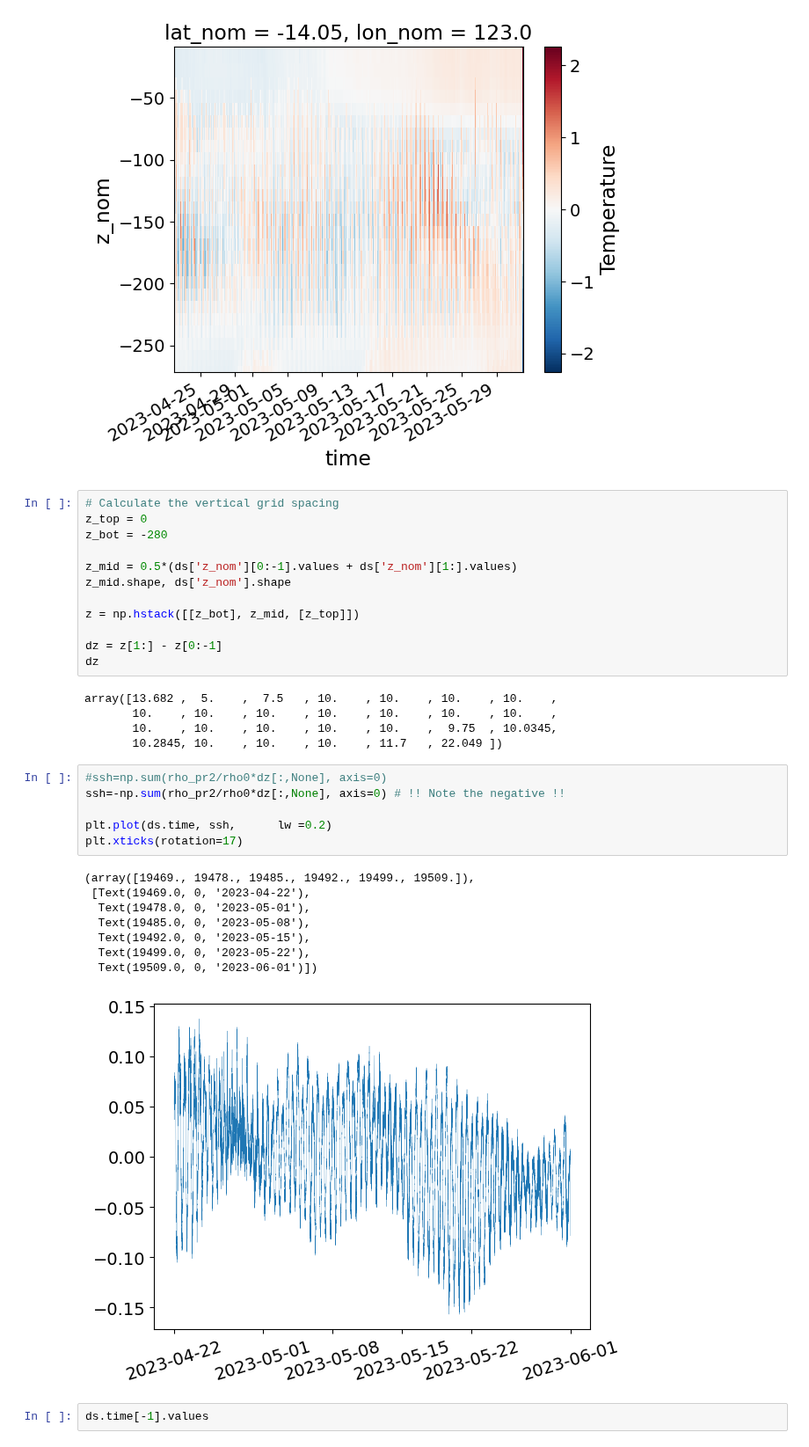
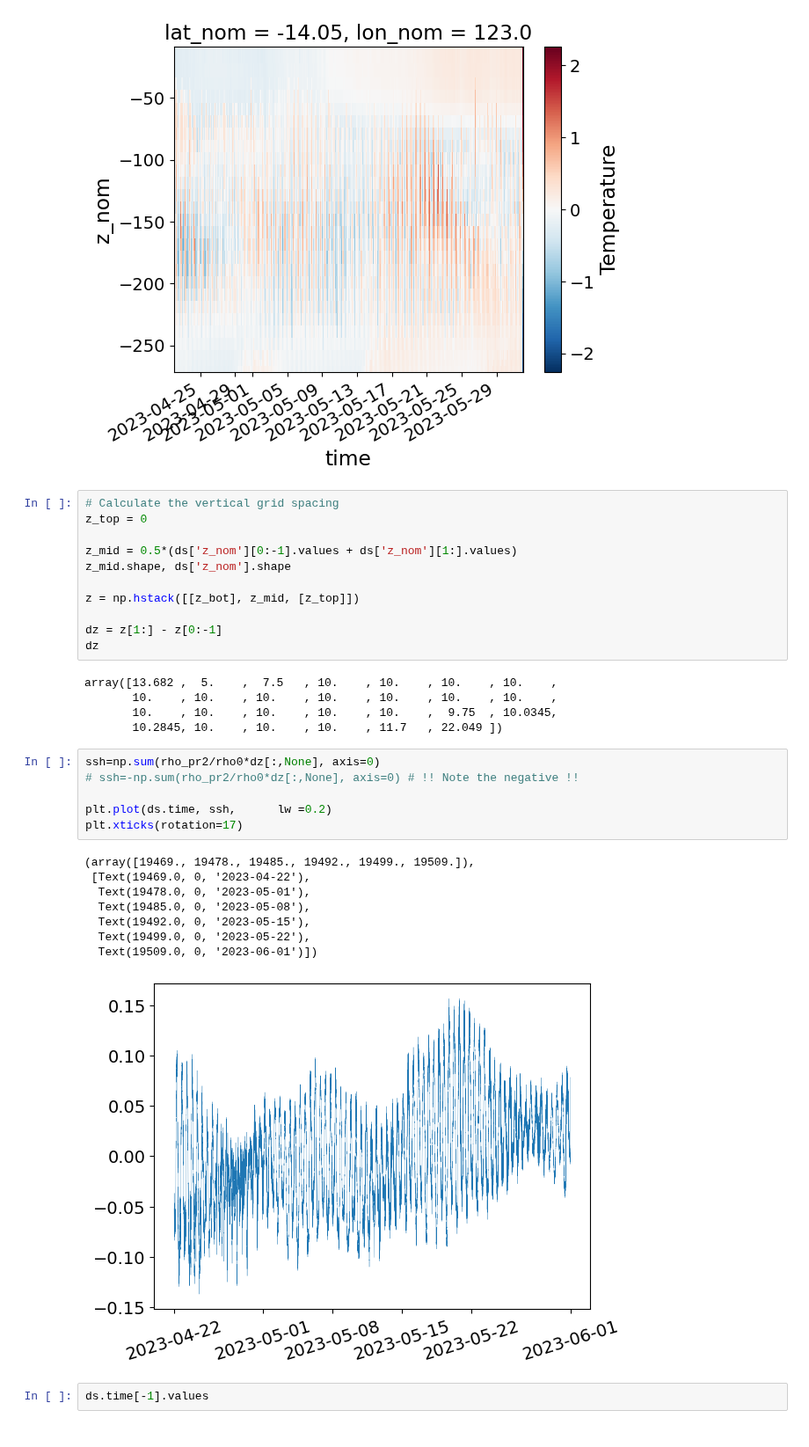
Before and after one commit to TIDE-ITRH/swot_adac_naust, a Jupyter notebook: NOTEBOOKS/calc_steric_height_moorings.ipynb, the cells around one changed output. Shown at 88% size. Saved outputs shown, nothing was run; the diff lists cells and outputs as text.

```diff
--- a/NOTEBOOKS/calc_steric_height_moorings.ipynb
+++ b/NOTEBOOKS/calc_steric_height_moorings.ipynb
@@ -118,7 +125,6 @@ rho_pr2.plot()
 # %%
 # Calculate the vertical grid spacing
 z_top = 0
-z_bot = -280
 
 z_mid = 0.5*(ds['z_nom'][0:-1].values + ds['z_nom'][1:].values)
 z_mid.shape, ds['z_nom'].shape
@@ -133,20 +139,20 @@ array([13.682 ,  5.    ,  7.5   , 10.    , 10.    , 10.    , 10.    ,
        10.    , 10.    , 10.    , 10.    , 10.    ,  9.75  , 10.0345,
        10.2845, 10.    , 10.    , 10.    , 11.7   , 22.049 ])
 # %%
-#ssh=np.sum(rho_pr2/rho0*dz[:,None], axis=0)
-ssh=-np.sum(rho_pr2/rho0*dz[:,None], axis=0) # !! Note the negative !!
+ssh=np.sum(rho_pr2/rho0*dz[:,None], axis=0)
+# ssh=-np.sum(rho_pr2/rho0*dz[:,None], axis=0) # !! Note the negative !!
 
 plt.plot(ds.time, ssh,      lw =0.2)
 plt.xticks(rotation=17)
 # %% [output]
 (array([19469., 19478., 19485., 19492., 19499., 19509.]),
  [Text(19469.0, 0, '2023-04-22'),
   Text(19478.0, 0, '2023-05-01'),
   Text(19485.0, 0, '2023-05-08'),
   Text(19492.0, 0, '2023-05-15'),
   Text(19499.0, 0, '2023-05-22'),
   Text(19509.0, 0, '2023-06-01')])
-[figure, old version]
+[figure, new version]
 # %%
 ds.time[-1].values
 # %% [output]
```
Also changed, not shown: parts of 4 cells of this notebook, 2 other files.
